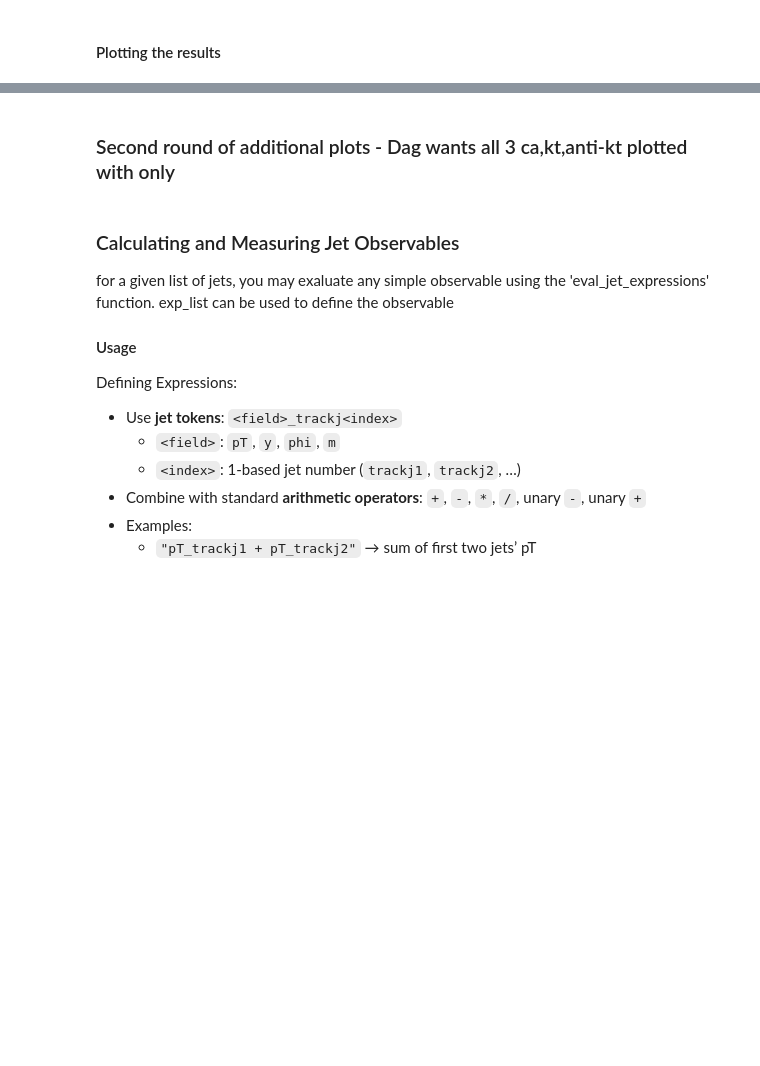
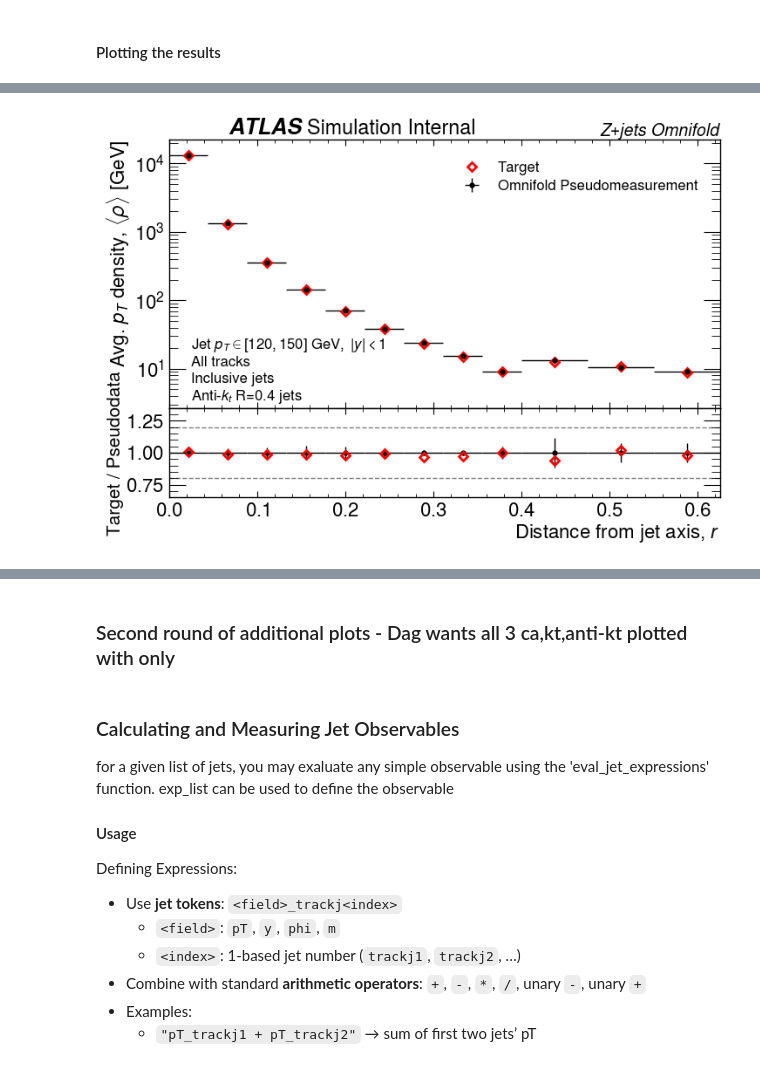
Before and after one commit to kgreif24/zjets_omnifold, a Jupyter notebook: analyze/jet_algo_plots_pd.ipynb, the cells around one changed output, grey strips where cells are left out. Saved outputs shown, nothing was run; the diff lists cells and outputs as text; code cells hidden in the pictures; blank space fills up the shorter version.

```diff
--- a/analyze/jet_algo_plots_pd.ipynb
+++ b/analyze/jet_algo_plots_pd.ipynb
@@ -661,0 +922,98 @@ for obs, weights in radial_prof_hv_CA.items():
+# %%
+if load_hists:
+    with open(file_path+"output/radial_profile_kt_pd_truth_range2.pkl", "rb") as f:
+        radial_prof_kt_pd_truth = pickle.load(f)
+    with open(file_path+"output/radial_profile_CA_pd_truth_range2.pkl", "rb") as f:
+        radial_prof_CA_pd_truth = pickle.load(f)
+    with open(os.path.join(file_path+"output/radial_prof_pd_truth_range2.pkl"), "rb") as f:
+        radial_prof_pd_truth = pickle.load(f)
+    with open(file_path+"output/radial_profile_kt_pd_range2.pkl", "rb") as f:
+        radial_prof_kt = pickle.load(f)
+    with open(file_path+"output/radial_profile_CA_pd_range2.pkl", "rb") as f:
+        radial_prof_CA = pickle.load(f)
+    with open(os.path.join(file_path+"output/radial_prof_omni_pd_range2.pkl"), "rb") as f:
+        radial_prof_omni = pickle.load(f)
+# %%
+r_edges  = np.concatenate([np.linspace(0, 0.4, 10),
+    [0.475, 0.55, 0.625]])
+textbox = {
+    "left_align": 0.04,
+    "top_align": 0.27,
+    "text": "Jet $p_{T} \\in [120,150]~\\text{GeV},~ |y| < 1$\nAll tracks\nInclusive jets\nAnti-$k_t$ R=0.4 jets",
+    "fontsize": 12
+}
+formating_PD = {
+    "is_madgraph": False,
+    "is_omni_data": False,
+    "is_truth_pd": True,
+    "color": "red",
+    "marker": "D",
+    "label": "Target",
+}
+
+pdf_name = "plots/pd/radial_profile_rho_range2.pdf"
+draw_plot(
+    omni_results = radial_prof_omni,
+    results_list    = [radial_prof_pd_truth],
+    formatting_dicts = [formating_PD],
+    binning = r_edges,
+    ylabel = labels["radial_profile_rho"],
+    xlabel = plot_labels["radial_profile_rho"],
+    draw_uncertainty_budget = True,
+    is_xSec = False,
+    is_omni_data=False,
+    ratio_ylim  = [0.65,1.35],
+    text_box = textbox,
+    pdf_name = pdf_name,
+    is_profile = True,
+    smooth_hv = False
+)
+
+textbox = {
+    "left_align": 0.04,
+    "top_align": 0.27,
+    "text": "Jet $p_{T} \\in [120,150]~\\text{GeV},~ |y| < 1$\nAll tracks\nInclusive jets\nC/A R=0.4 jets",
+    "fontsize": 12
+}
+pdf_name = "plots/pd/radial_profile_rho_CA_range2.pdf"
+draw_plot(
+    omni_results = radial_prof_CA,
+    results_list    = [radial_prof_CA_pd_truth],
+    formatting_dicts = [formating_PD],
+    binning = r_edges,
+    ylabel = labels["radial_profile_rho"],
+    xlabel = plot_labels["radial_profile_rho"],
+    draw_uncertainty_budget = True,
+    is_xSec = False,
+    is_omni_data=False,
+    ratio_ylim  = [0.65,1.35],
+    text_box = textbox,
+    pdf_name = pdf_name,
+    is_profile = True,
+    smooth_hv = False
+)
+
+textbox = {
+    "left_align": 0.04,
+    "top_align": 0.27,
+    "text": "Jet $p_{T} \\in [120,150]~\\text{GeV},~ |y| < 1$\nAll tracks\nInclusive jets\n$k_t$ R=0.4 jets",
+    "fontsize": 12
+}
+pdf_name = "plots/pd/radial_profile_rho_kt_range2.pdf"
+draw_plot(
+    omni_results = radial_prof_kt,
+    results_list    = [radial_prof_kt_pd_truth],
+    formatting_dicts = [formating_PD],
+    binning = r_edges,
+    ylabel = labels["radial_profile_rho"],
+    xlabel = plot_labels["radial_profile_rho"],
+    draw_uncertainty_budget = True,
+    is_xSec = False,
+    is_omni_data=False,
+    ratio_ylim  = [0.65,1.35],
+    text_box = textbox,
+    pdf_name = pdf_name,
+    is_profile = True,
+    smooth_hv = False
+)
+# %% [output]
@@ -661,0 +1023 @@ for obs, weights in radial_prof_hv_CA.items():
+[figure, added]
```
Also changed, not shown: parts of 33 cells of this notebook, 6 other files.
